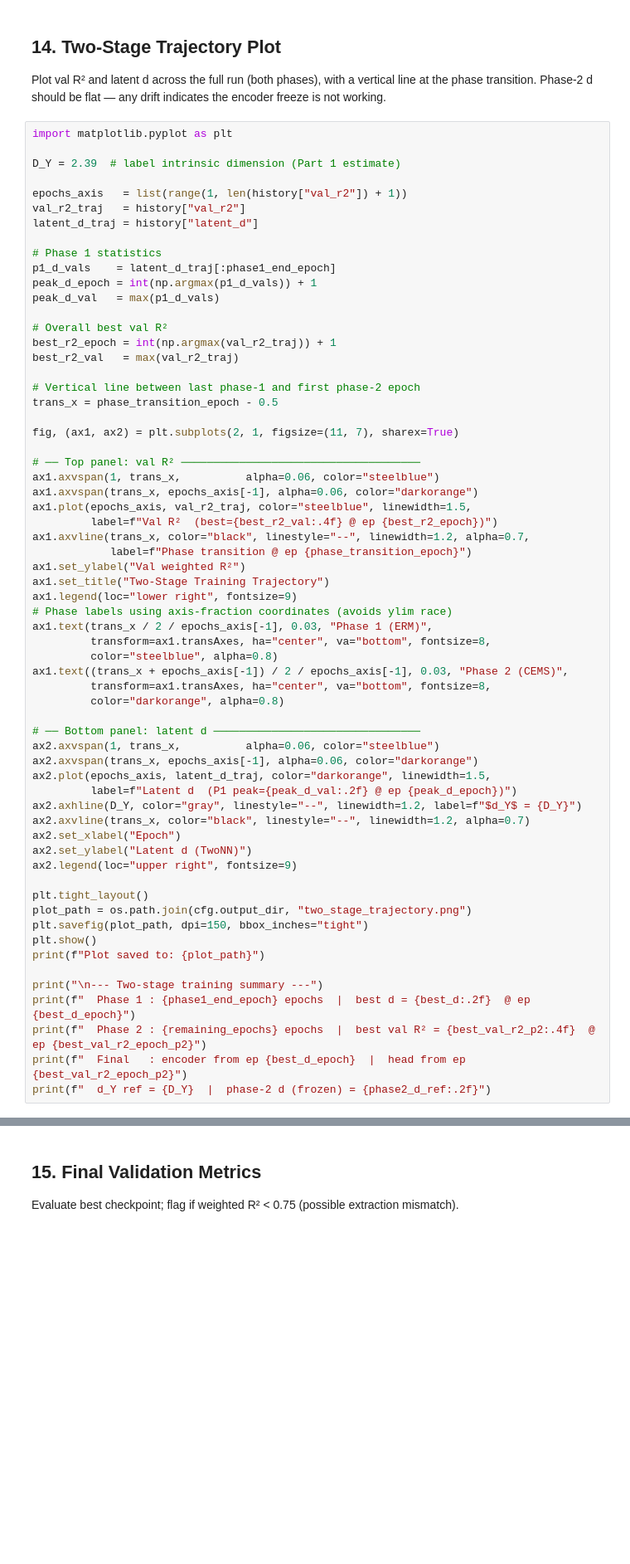
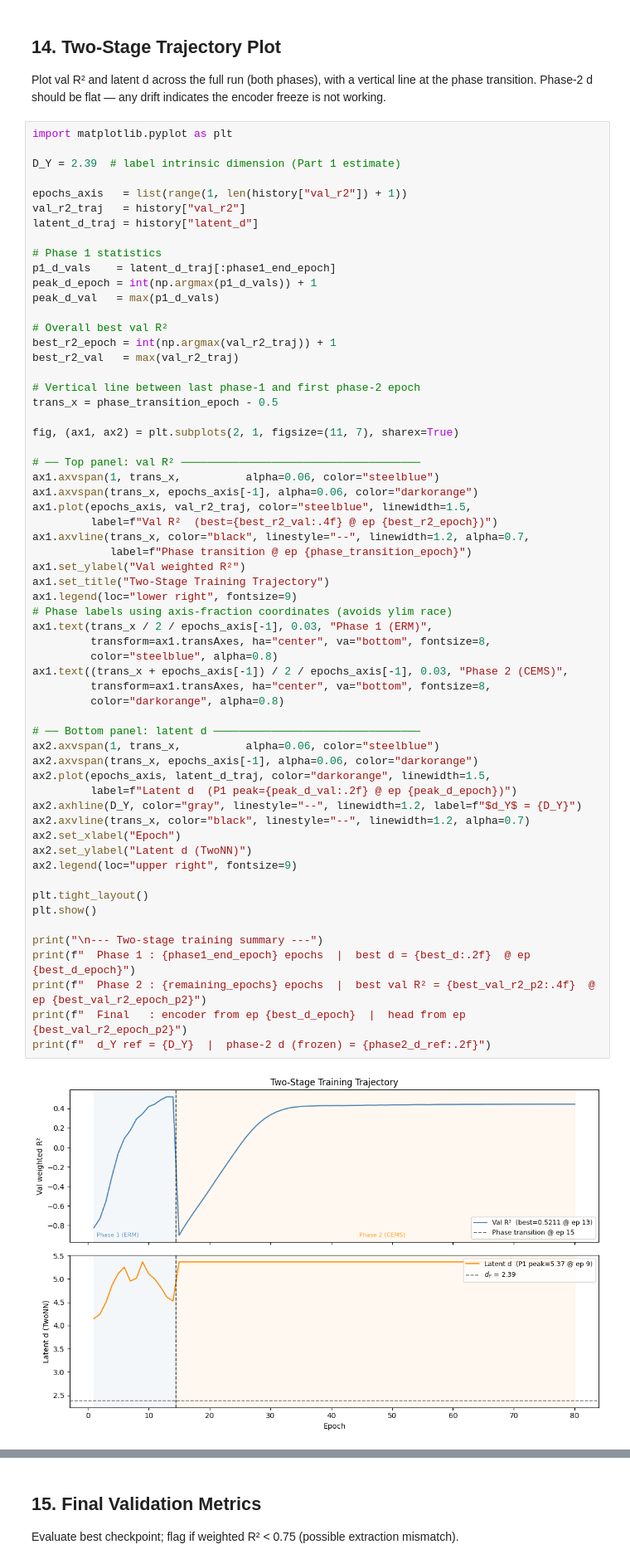
Before and after one commit to mayasevensen/CSIRO---Image2Biomass-Prediction, a Jupyter notebook: src/methods/cems/kaggle_cems_pipeline.ipynb, the cells around one changed output, grey strips where cells are left out. Shown at 83% size. Drawn from its saved outputs; the diff is of its cells as text; blank space fills up the shorter version.

```diff
--- a/src/methods/cems/kaggle_cems_pipeline.ipynb
+++ b/src/methods/cems/kaggle_cems_pipeline.ipynb
@@ -973,33 +1049,32 @@ ax1.axvline(trans_x, color="black", linestyle="--", linewidth=1.2, alpha=0.7,
 ax1.set_ylabel("Val weighted R²")
 ax1.set_title("Two-Stage Training Trajectory")
 ax1.legend(loc="lower right", fontsize=9)
 # Phase labels using axis-fraction coordinates (avoids ylim race)
 ax1.text(trans_x / 2 / epochs_axis[-1], 0.03, "Phase 1 (ERM)",
          transform=ax1.transAxes, ha="center", va="bottom", fontsize=8,
          color="steelblue", alpha=0.8)
 ax1.text((trans_x + epochs_axis[-1]) / 2 / epochs_axis[-1], 0.03, "Phase 2 (CEMS)",
          transform=ax1.transAxes, ha="center", va="bottom", fontsize=8,
          color="darkorange", alpha=0.8)
 
 # ── Bottom panel: latent d ────────────────────────────────
 ax2.axvspan(1, trans_x,          alpha=0.06, color="steelblue")
 ax2.axvspan(trans_x, epochs_axis[-1], alpha=0.06, color="darkorange")
 ax2.plot(epochs_axis, latent_d_traj, color="darkorange", linewidth=1.5,
          label=f"Latent d  (P1 peak={peak_d_val:.2f} @ ep {peak_d_epoch})")
 ax2.axhline(D_Y, color="gray", linestyle="--", linewidth=1.2, label=f"$d_Y$ = {D_Y}")
 ax2.axvline(trans_x, color="black", linestyle="--", linewidth=1.2, alpha=0.7)
 ax2.set_xlabel("Epoch")
 ax2.set_ylabel("Latent d (TwoNN)")
 ax2.legend(loc="upper right", fontsize=9)
 
 plt.tight_layout()
-plot_path = os.path.join(cfg.output_dir, "two_stage_trajectory.png")
-plt.savefig(plot_path, dpi=150, bbox_inches="tight")
 plt.show()
-print(f"Plot saved to: {plot_path}")
 
 print("\n--- Two-stage training summary ---")
 print(f"  Phase 1 : {phase1_end_epoch} epochs  |  best d = {best_d:.2f}  @ ep {best_d_epoch}")
 print(f"  Phase 2 : {remaining_epochs} epochs  |  best val R² = {best_val_r2_p2:.4f}  @ ep {best_val_r2_epoch_p2}")
 print(f"  Final   : encoder from ep {best_d_epoch}  |  head from ep {best_val_r2_epoch_p2}")
 print(f"  d_Y ref = {D_Y}  |  phase-2 d (frozen) = {phase2_d_ref:.2f}")
+# %% [output]
+[figure, added]
```
Also changed, not shown: parts of 17 cells of this notebook, 1 other file.
